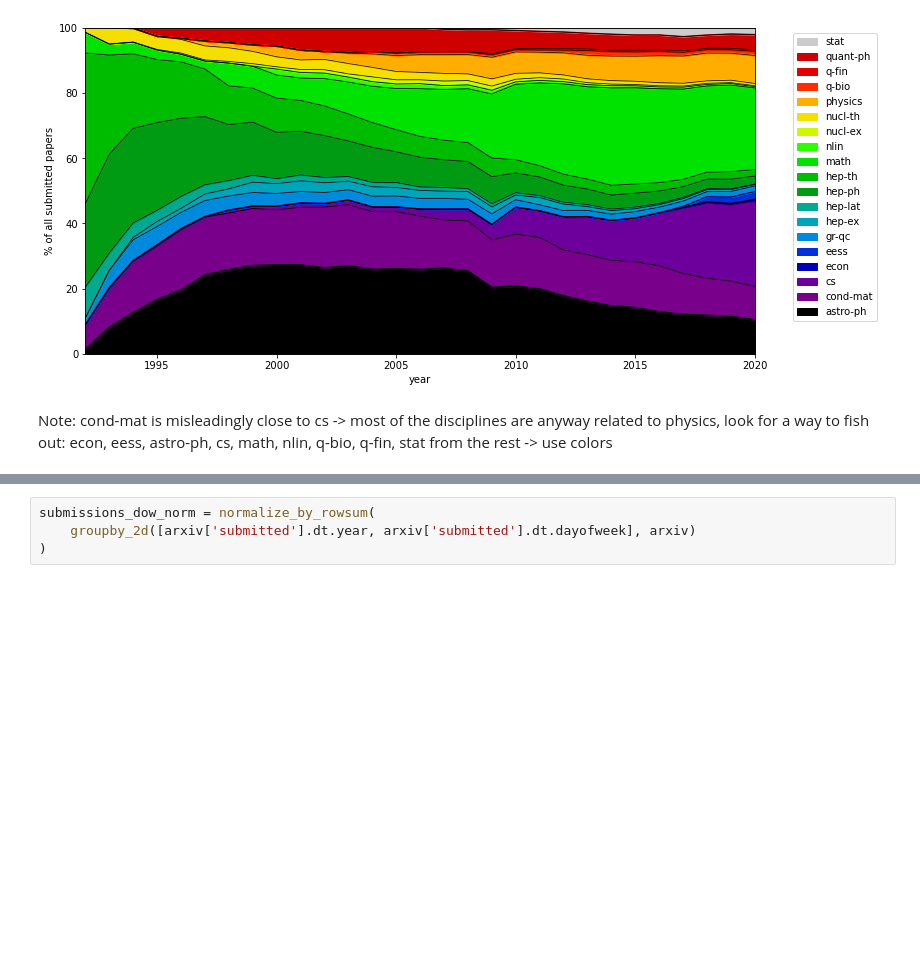
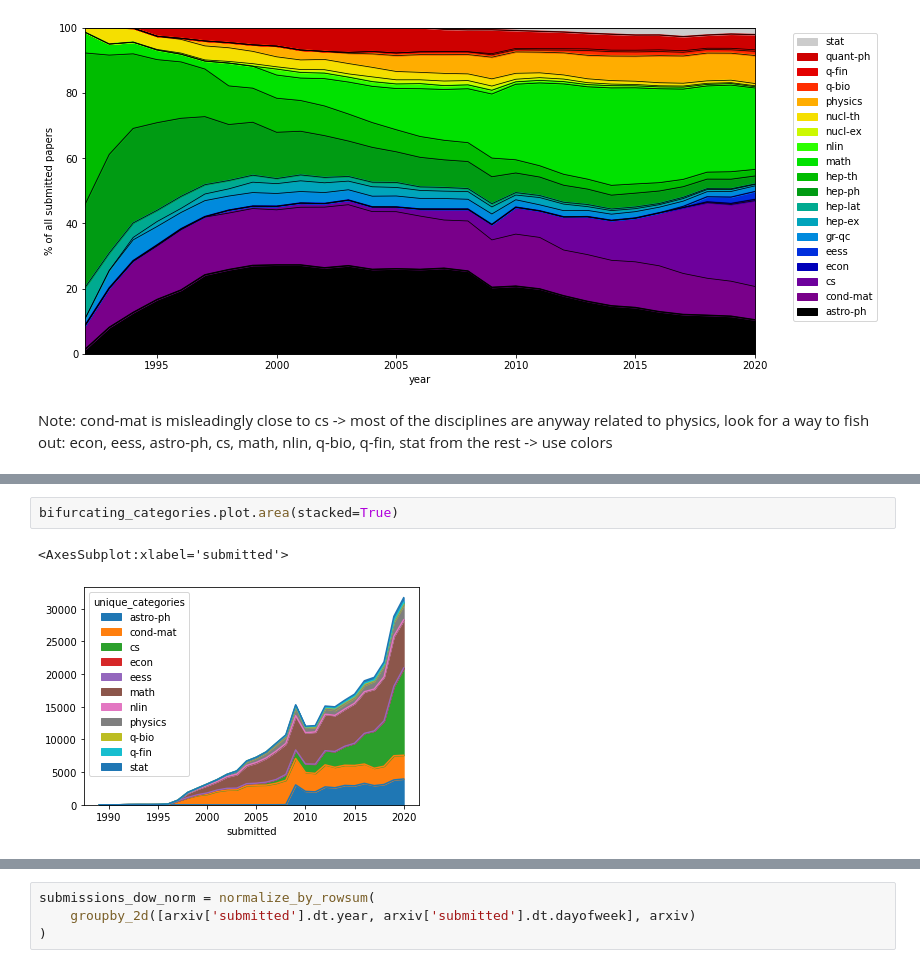
Before and after one commit to paniterka/arxiv-analysis, a Jupyter notebook: read_and_explore.ipynb, the cells around one changed output, grey strips where cells are left out. Saved outputs shown, nothing was run; the diff lists cells and outputs as text; blank space fills up the shorter version.

```diff
--- a/read_and_explore.ipynb
+++ b/read_and_explore.ipynb
@@ -503,0 +579,5 @@ Note: cond-mat is misleadingly close to cs -> most of the disciplines are anyway
+# %%
+bifurcating_categories.plot.area(stacked=True)
+# %% [output]
+<AxesSubplot:xlabel='submitted'>
+[figure, added]
```
Also changed, not shown: parts of 16 cells of this notebook.
